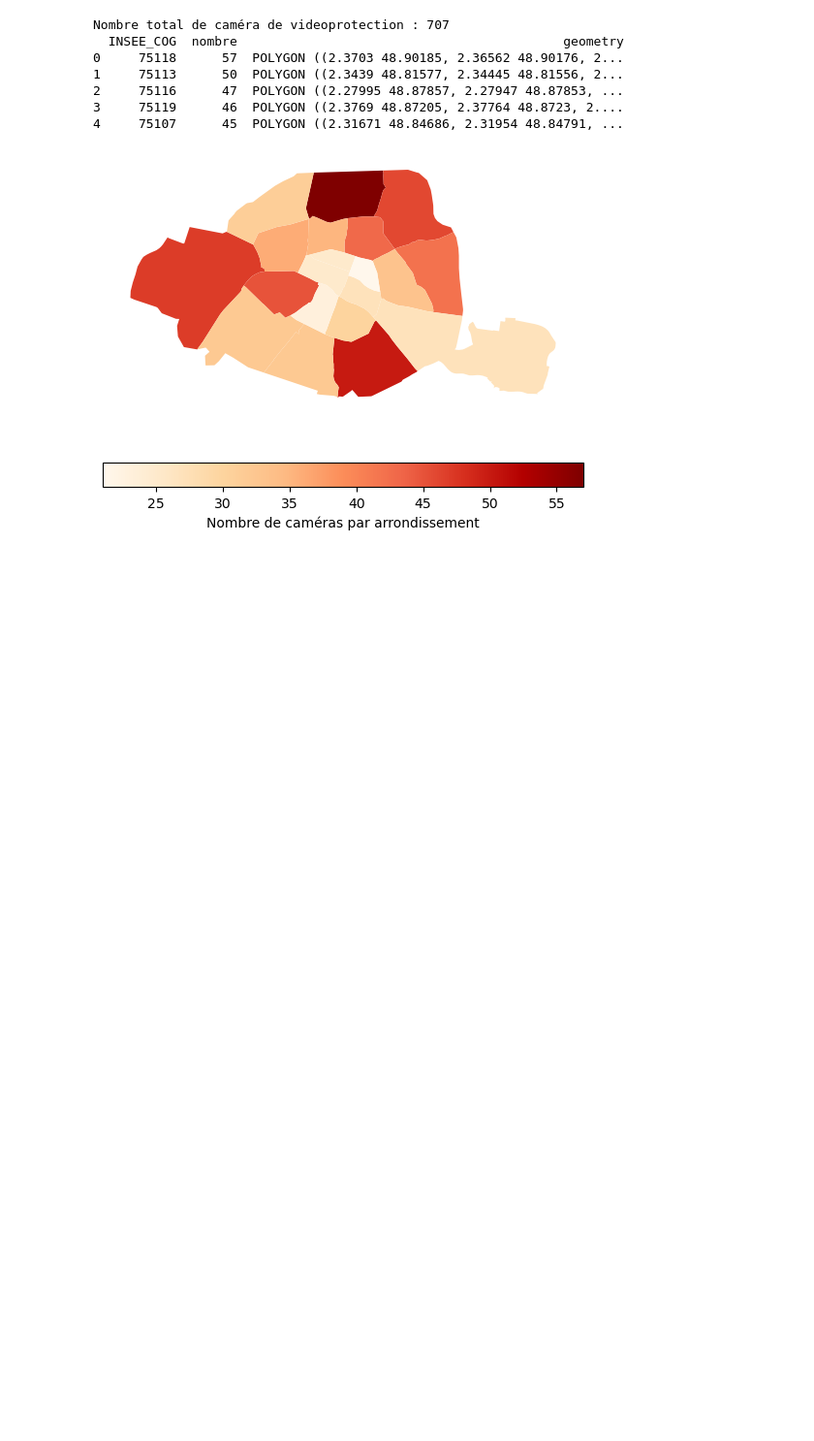
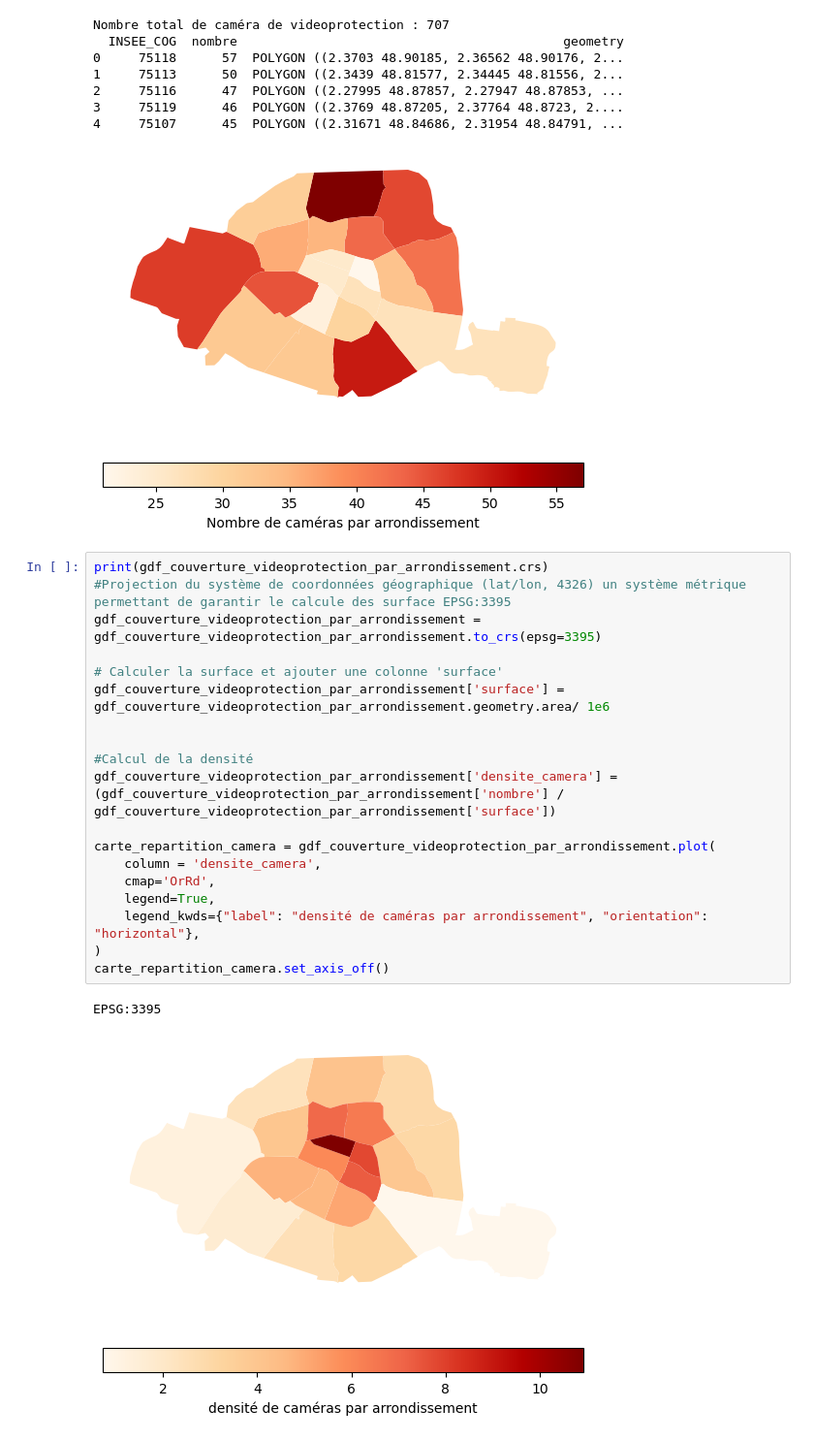
Before and after one commit to Yasmxne/Projet-Python-pour-la-Data-Science, a Jupyter notebook: exploration_videoprotection.ipynb, the cells around one changed output. Shown at 97% size. Cells and saved outputs as stored; diff of their text form; blank space fills up the shorter version.

Commit message:
Rajout du calcul de densité

```diff
--- a/exploration_videoprotection.ipynb
+++ b/exploration_videoprotection.ipynb
@@ -168,3 +168,25 @@ Nombre total de caméra de videoprotection : 707
 3     75119      46  POLYGON ((2.3769 48.87205, 2.37764 48.8723, 2....
 4     75107      45  POLYGON ((2.31671 48.84686, 2.31954 48.84791, ...
 [figure]
+# %%
+print(gdf_couverture_videoprotection_par_arrondissement.crs)
+#Projection du système de coordonnées géographique (lat/lon, 4326) un système métrique permettant de garantir le calcule des surface EPSG:3395
+gdf_couverture_videoprotection_par_arrondissement = gdf_couverture_videoprotection_par_arrondissement.to_crs(epsg=3395)
+
+# Calculer la surface et ajouter une colonne 'surface'
+gdf_couverture_videoprotection_par_arrondissement['surface'] = gdf_couverture_videoprotection_par_arrondissement.geometry.area/ 1e6
+
+
+#Calcul de la densité
+gdf_couverture_videoprotection_par_arrondissement['densite_camera'] = (gdf_couverture_videoprotection_par_arrondissement['nombre'] / gdf_couverture_videoprotection_par_arrondissement['surface'])
+
+carte_repartition_camera = gdf_couverture_videoprotection_par_arrondissement.plot(
+    column = 'densite_camera',
+    cmap='OrRd',
+    legend=True,
+    legend_kwds={"label": "densité de caméras par arrondissement", "orientation": "horizontal"},
+)
+carte_repartition_camera.set_axis_off()
+# %% [output]
+EPSG:3395
+[figure, added]
```
